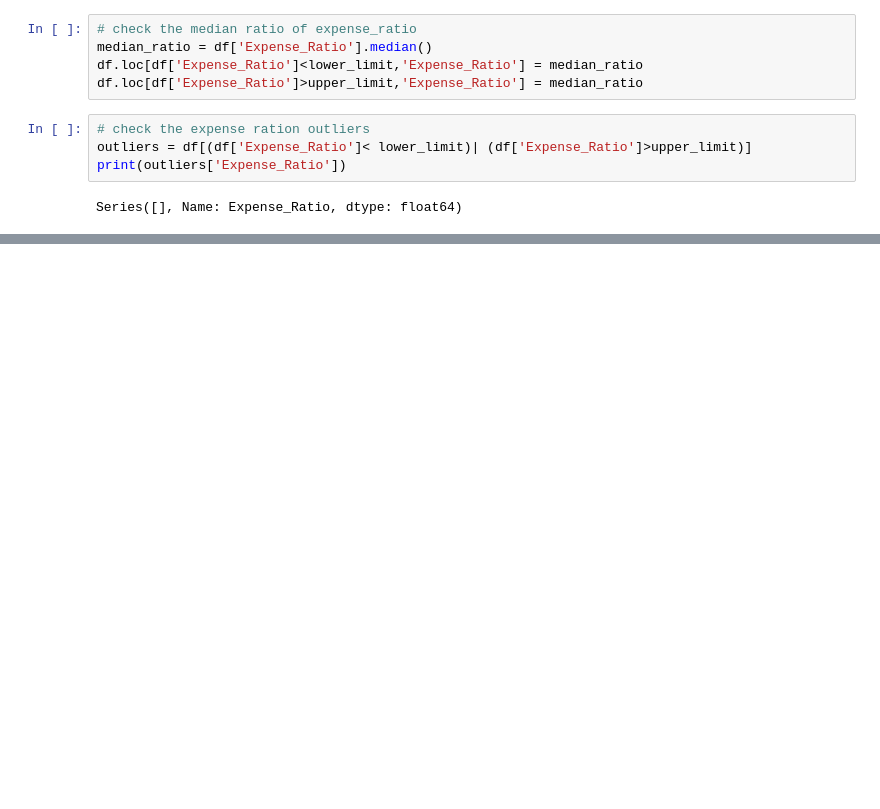
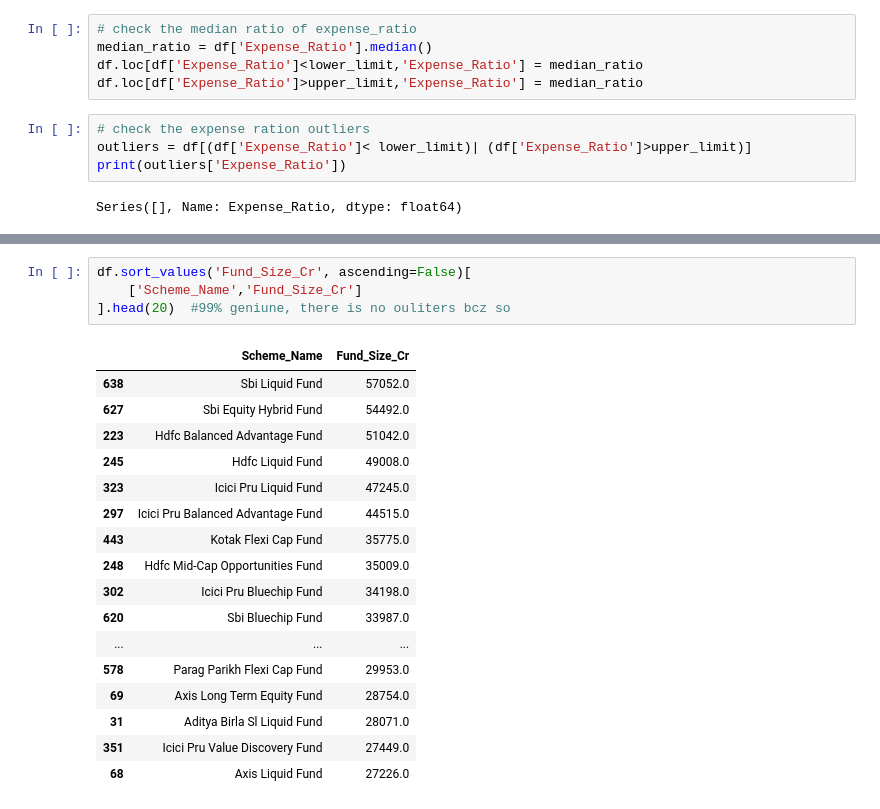
Before and after one commit to Zuhebkhan10/Mutual-Funds_Analysis, a Jupyter notebook: mutual-funds_analysis.ipynb, the cells around one changed output, grey strips where cells are left out. Drawn from its saved outputs; the diff is of its cells as text; blank space fills up the shorter version.

```diff
--- a/mutual-funds_analysis.ipynb
+++ b/mutual-funds_analysis.ipynb
@@ -588,0 +693,22 @@ Series([], Name: Expense_Ratio, dtype: float64)
+# %%
+df.sort_values('Fund_Size_Cr', ascending=False)[
+    ['Scheme_Name','Fund_Size_Cr']
+].head(20)  #99% geniune, there is no ouliters bcz so
+# %% [output]
+|  | Scheme_Name | Fund_Size_Cr |
+| 638 | Sbi Liquid Fund | 57052.0 |
+| 627 | Sbi Equity Hybrid Fund | 54492.0 |
+| 223 | Hdfc Balanced Advantage Fund | 51042.0 |
+| 245 | Hdfc Liquid Fund | 49008.0 |
+| 323 | Icici Pru Liquid Fund | 47245.0 |
+| 297 | Icici Pru Balanced Advantage Fund | 44515.0 |
+| 443 | Kotak Flexi Cap Fund | 35775.0 |
+| 248 | Hdfc Mid-Cap Opportunities Fund | 35009.0 |
+| 302 | Icici Pru Bluechip Fund | 34198.0 |
+| 620 | Sbi Bluechip Fund | 33987.0 |
+| ... | ... | ... |
+| 578 | Parag Parikh Flexi Cap Fund | 29953.0 |
+| 69 | Axis Long Term Equity Fund | 28754.0 |
+| 31 | Aditya Birla Sl Liquid Fund | 28071.0 |
+| 351 | Icici Pru Value Discovery Fund | 27449.0 |
+| 68 | Axis Liquid Fund | 27226.0 |
```
Also changed, not shown: parts of 208 cells of this notebook.
